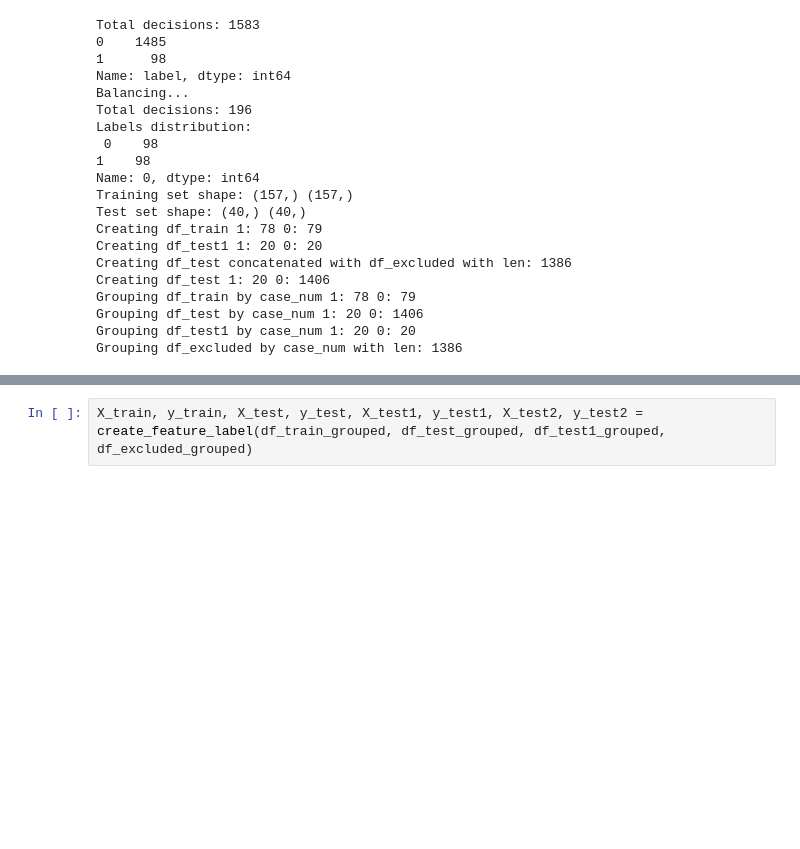
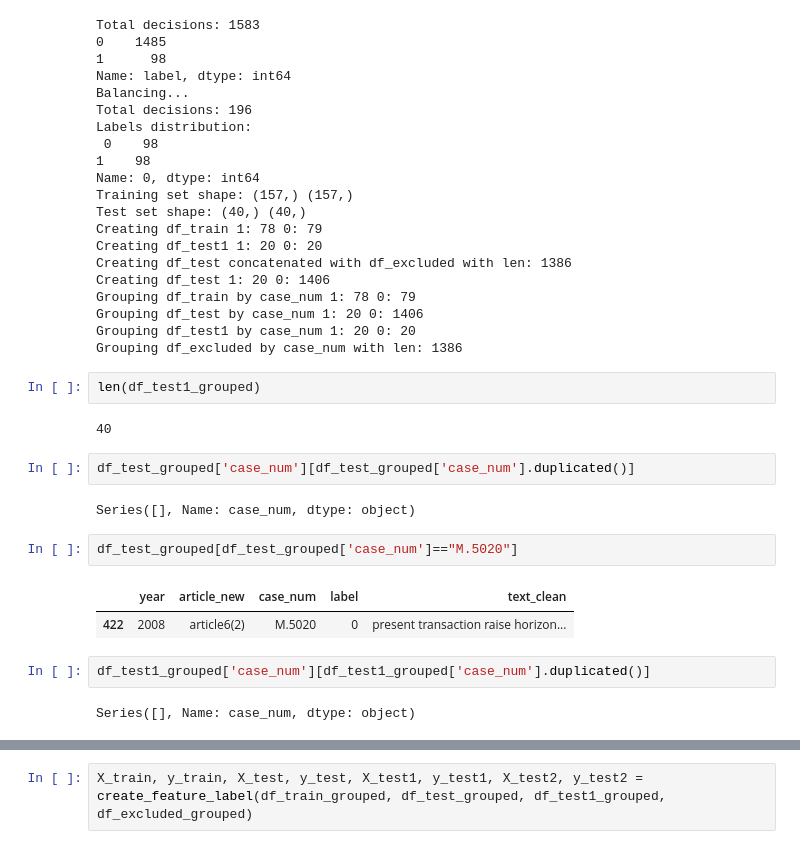
Before and after one commit to adellegia/predicting-merger-decision-outcomes, a Jupyter notebook: src/python/notebook/model_svm_p2.ipynb, the cells around one changed output, grey strips where cells are left out. Drawn from its saved outputs; the diff is of its cells as text; blank space fills up the shorter version.

Commit message:
SVM phase2 and wc labels

```diff
--- a/src/python/notebook/model_svm_p2.ipynb
+++ b/src/python/notebook/model_svm_p2.ipynb
@@ -76,3 +79,20 @@ Grouping df_train by case_num 1: 78 0: 79
 Grouping df_test by case_num 1: 20 0: 1406
 Grouping df_test1 by case_num 1: 20 0: 20
 Grouping df_excluded by case_num with len: 1386
+# %%
+len(df_test1_grouped)
+# %% [output]
+40
+# %%
+df_test_grouped['case_num'][df_test_grouped['case_num'].duplicated()]
+# %% [output]
+Series([], Name: case_num, dtype: object)
+# %%
+df_test_grouped[df_test_grouped['case_num']=="M.5020"]
+# %% [output]
+|  | year | article_new | case_num | label | text_clean |
+| 422 | 2008 | article6(2) | M.5020 | 0 | present transaction raise horizon... |
+# %%
+df_test1_grouped['case_num'][df_test1_grouped['case_num'].duplicated()]
+# %% [output]
+Series([], Name: case_num, dtype: object)
```
Also changed, not shown: parts of 36 cells of this notebook, 2 other files.
